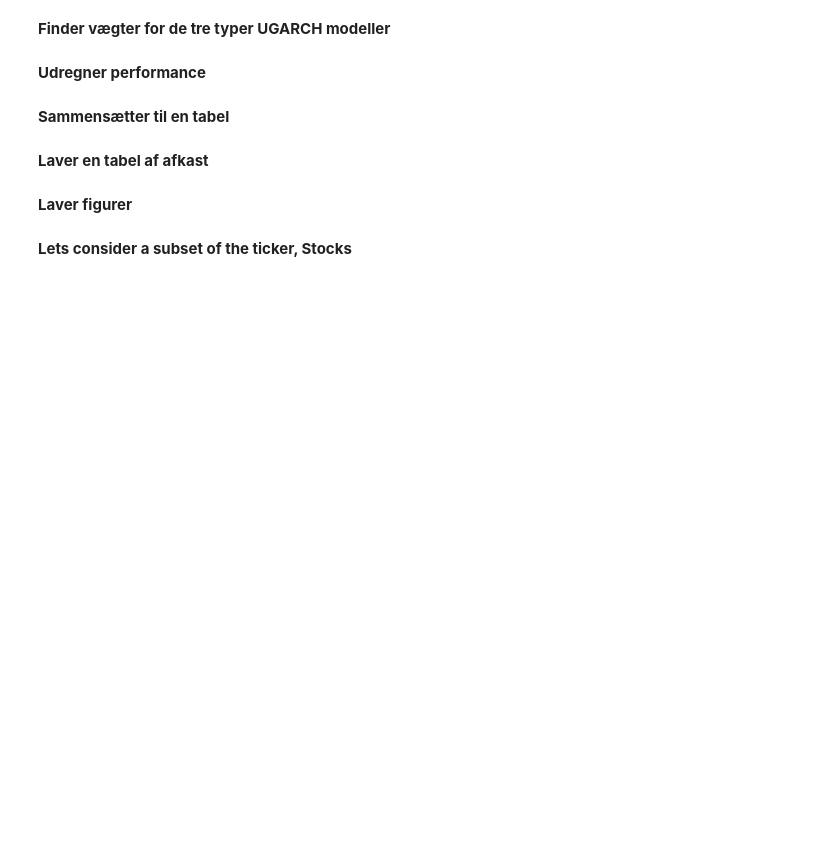
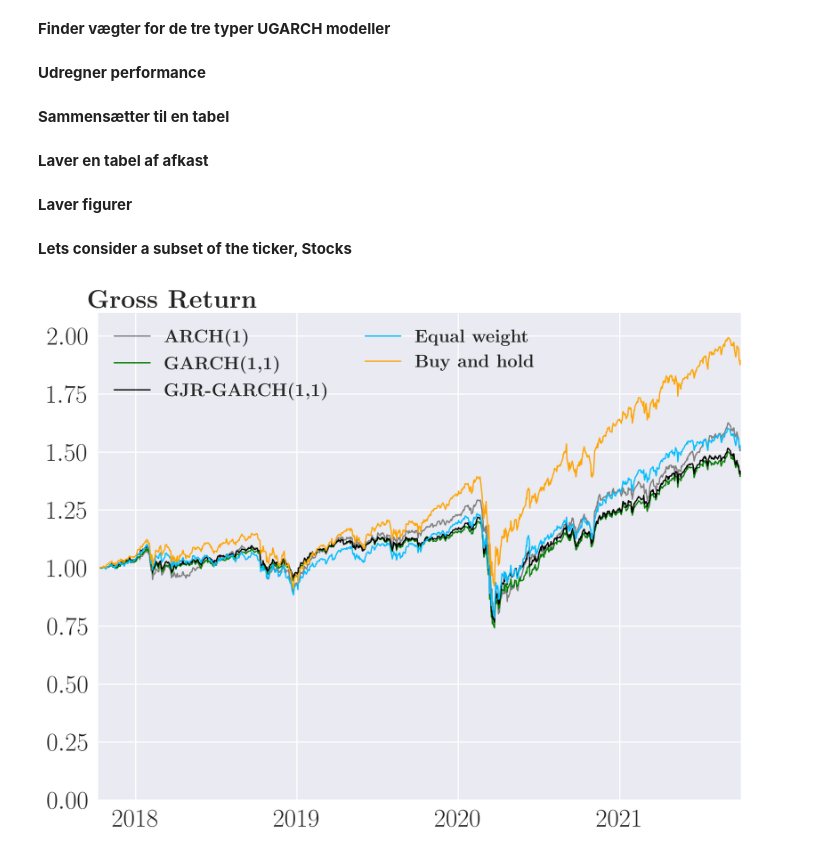
Before and after one commit to neriksen/thesis, a Jupyter notebook: backtesting/backtesting_graphs_NO_TC.ipynb, the cells around one changed output. Cells and saved outputs as stored; diff of their text form; code cells hidden in the pictures; blank space fills up the shorter version.

Commit message:
en masse figurer + rettelser til diverse filer

```diff
--- a/backtesting/backtesting_graphs_NO_TC.ipynb
+++ b/backtesting/backtesting_graphs_NO_TC.ipynb
@@ -154,9 +154,9 @@ v_t_ARCH_s, out_of_sample_s_ARCH_s, in_sample_s_ARCH_s, Omega_t_ARCH_s = db.garc
 v_t_GARCH_s, out_of_sample_s_GARCH_s, in_sample_s_GARCH_s,Omega_t_GARCH_s = db.garch_no_trading_cost(stocks, number_of_out_of_sample_days=4*250, model_type="sGARCH11")
 v_t_GJR_s, out_of_sample_s_GJR_s, in_sample_s_GJR_s, Omega_t_GJR_s = db.garch_no_trading_cost(stocks, number_of_out_of_sample_days=4*250, model_type="gjrGARCH11")
 # %%
-res_ARCH_s, perf_table_ARCH_s = cs.performance_table(v_t_ARCH_s, out_of_sample_s_ARCH_s,Omega_t_ARCH_s,portfolio_value=1e9)
-res_GARCH_s, perf_table_GARCH_s = cs.performance_table(v_t_GARCH_s, out_of_sample_s_GARCH_s,Omega_t_GARCH_s,portfolio_value=1e9)
-res_GJR_s, perf_table_GJR_s = cs.performance_table(v_t_GJR_s, out_of_sample_s_GJR_s,Omega_t_GJR_s,portfolio_value=1e9)
+res_ARCH_s, perf_table_ARCH_s = cs.performance_table(v_t_ARCH_s, out_of_sample_s_ARCH_s,Omega_t_ARCH_s,portfolio_value=1e9,in_sample_returns=in_sample_s_ARCH_s)
+res_GARCH_s, perf_table_GARCH_s = cs.performance_table(v_t_GARCH_s, out_of_sample_s_GARCH_s,Omega_t_GARCH_s,portfolio_value=1e9,in_sample_returns=in_sample_s_GARCH_s)
+res_GJR_s, perf_table_GJR_s = cs.performance_table(v_t_GJR_s, out_of_sample_s_GJR_s,Omega_t_GJR_s,portfolio_value=1e9,in_sample_returns=in_sample_s_GJR_s)
 # %%
 #No trading cost first
 perf_table_s=perf_table_ARCH_s.iloc[0:1,]
@@ -194,15 +194,17 @@ res_TC_s["Buy and hold"]=res_GJR_s["BnH TC"]
 # %%
 fig, ax = plt.subplots(1, 1, figsize=(9,7), dpi=300)
 ax.plot(res_s,linewidth=1)
-ax.set_ylim(0,1.8)
+ax.set_ylim(0,2.1)
 ax.set_xlim("2017-10-08","2021-10-02")
 ax.xaxis.set_major_locator(YearLocator())
 ax.xaxis.set_major_formatter(DateFormatter("%Y"))
 ax.legend([r'\textbf{ARCH(1)}',r'\textbf{GARCH(1,1)}',r'\textbf{GJR-GARCH(1,1)}',r'\textbf{Equal weight}',r'\textbf{Buy and hold}']
 ,ncol=2,loc="upper left",fontsize=14)
 ax.set_ylabel(r'\textbf{Gross Return}',loc='top', rotation = 0, labelpad = -165)
 #fig.savefig("Backtesting\output\Performance_no_TC.png", bbox_inches = 'tight', pad_inches = 0.1)
 fig.savefig("Performance_no_TC_before_S.png", bbox_inches = 'tight', pad_inches = 0.1)
+# %% [output]
+[figure, added]
 # %%
 fig, ax = plt.subplots(1, 1, figsize=(9,7), dpi=300)
 ax.plot(res_TC_s,linewidth=1)
```
Also changed, not shown: parts of 4 cells of this notebook, 49 other files.
